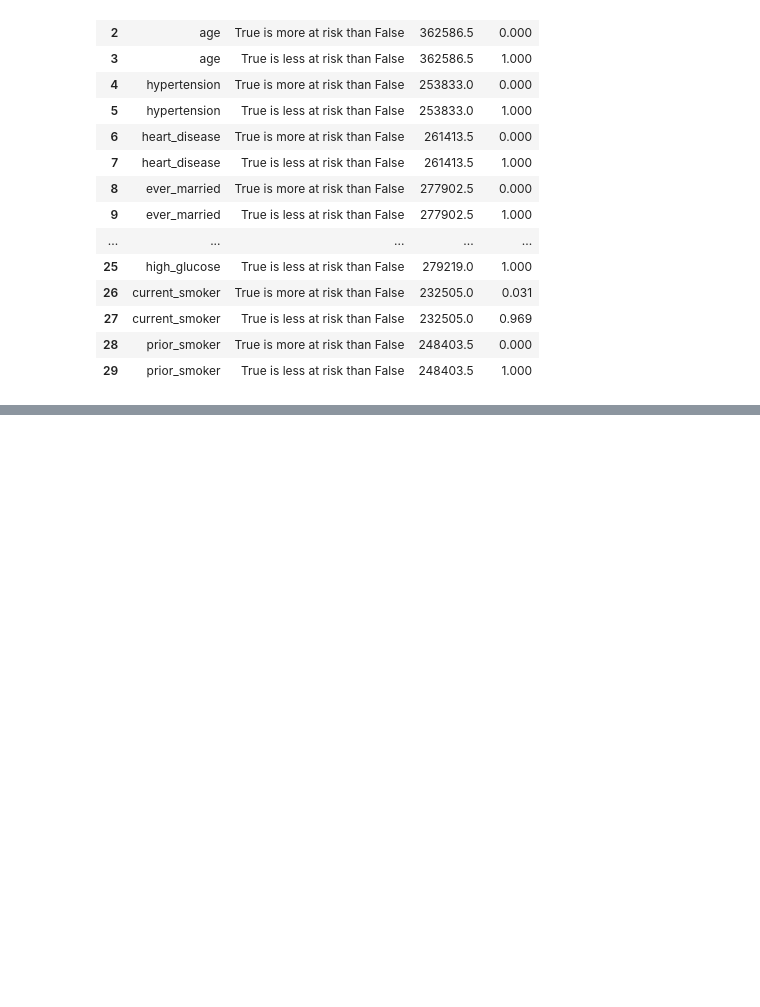
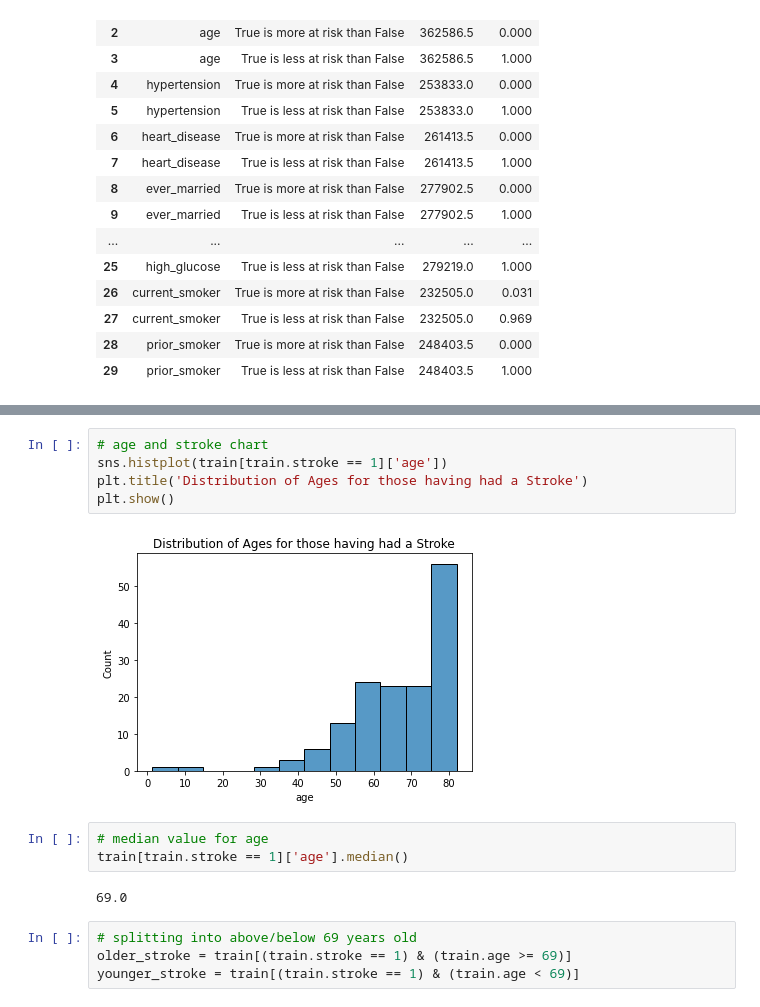
Before and after one commit to stroke-predictors/germain-capstone-stoke-prediction, a Jupyter notebook: post_mvp_jake.ipynb, the cells around one changed output, grey strips where cells are left out. Drawn from its saved outputs; the diff is of its cells as text; blank space fills up the shorter version.

Commit message:
add stats tests for age + had-stroke vs features for risk factor isolation and elimination

```diff
--- a/post_mvp_jake.ipynb
+++ b/post_mvp_jake.ipynb
@@ -509,0 +532,16 @@ maggies_explore.explore_multivariate(train,
+# %%
+# age and stroke chart
+sns.histplot(train[train.stroke == 1]['age'])
+plt.title('Distribution of Ages for those having had a Stroke')
+plt.show()
+# %% [output]
+[figure, added]
+# %%
+# median value for age
+train[train.stroke == 1]['age'].median()
+# %% [output]
+69.0
+# %%
+# splitting into above/below 69 years old
+older_stroke = train[(train.stroke == 1) & (train.age >= 69)]
+younger_stroke = train[(train.stroke == 1) & (train.age < 69)]
```
Also changed, not shown: parts of 69 cells of this notebook.
